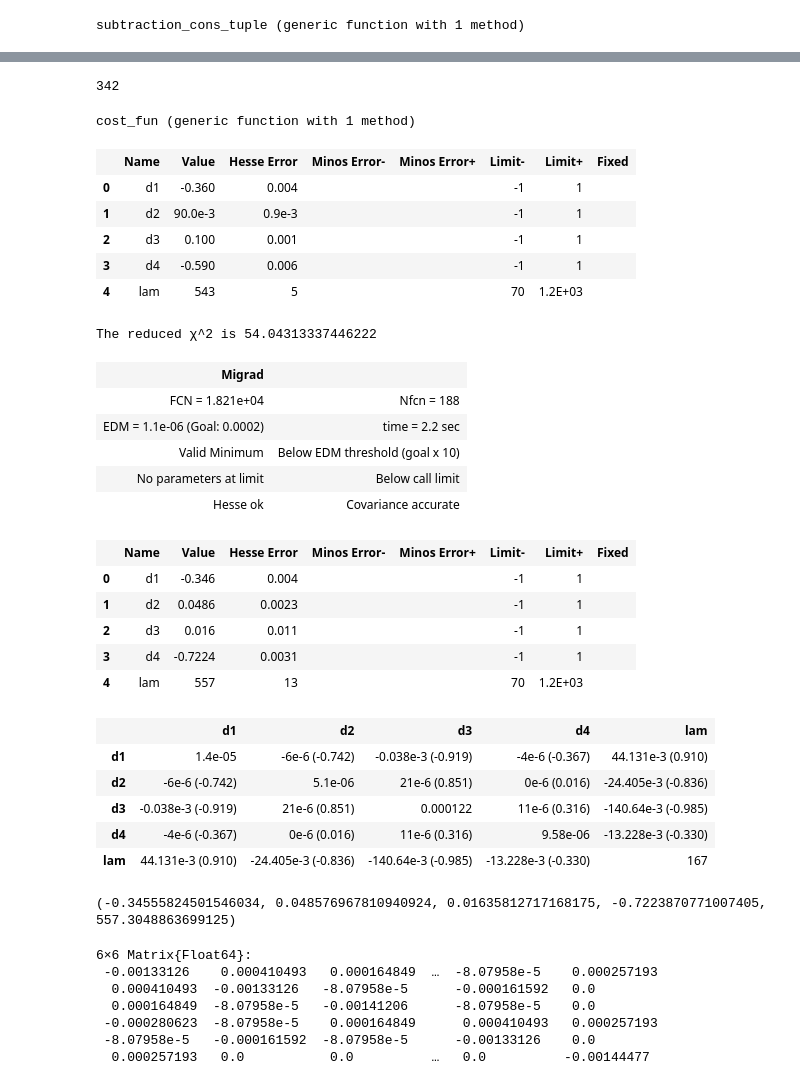
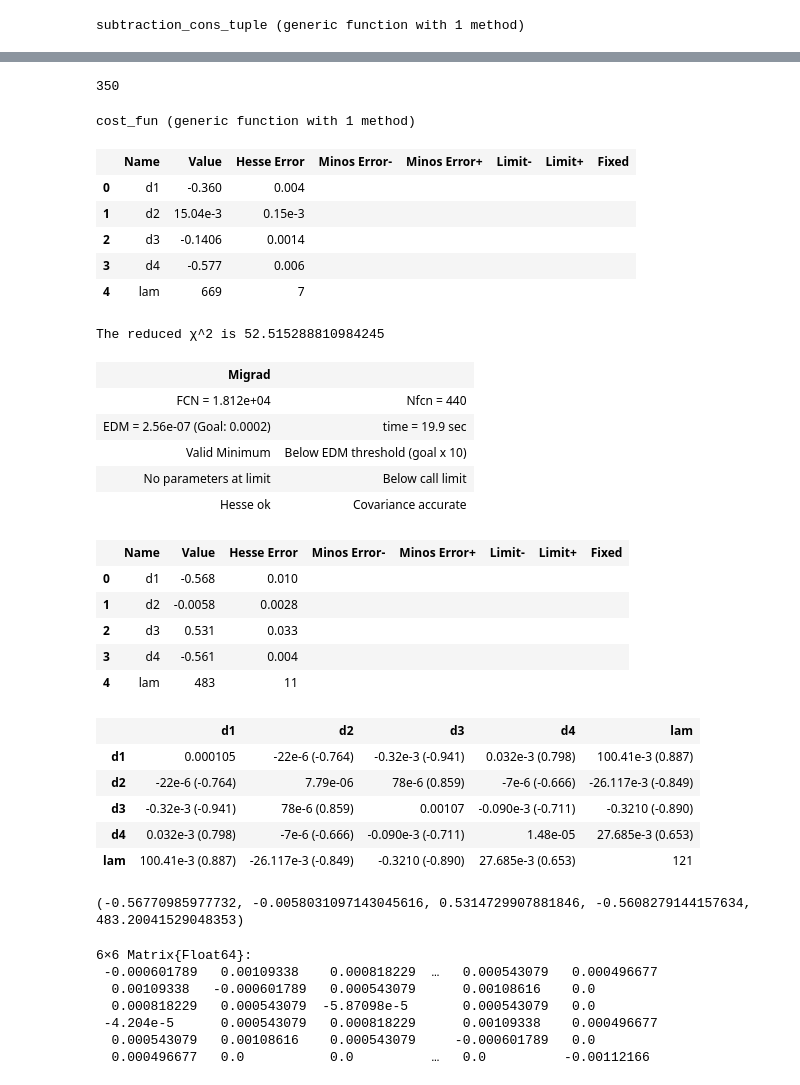
Before and after one commit to zejianzhuang-uv/N1535, a Jupyter notebook: lambda_fit1.ipynb, the cells around one changed output, grey strips where cells are left out. Saved outputs shown, nothing was run; the diff lists cells and outputs as text; code cells hidden in the pictures.

```diff
--- a/lambda_fit1.ipynb
+++ b/lambda_fit1.ipynb
@@ -51,12 +52,13 @@ Kmp_to_Sigmpip = CSV.read(data_path * "Kmp_to_Sigmpip.csv", DataFrame)
 Kmp_to_Sigppim = CSV.read(data_path * "Kmp_to_Sigppim.csv", DataFrame);
 
 mKbarn = 1437.22
-filter!(df -> df.Ecm >= mKbarn, Kmp_to_Kbar0n)
-filter!(df -> df.Ecm >= mKbarn, Kmp_to_Kmp)
-filter!(df -> df.Ecm >= mKbarn, Kmp_to_Lampi0)
-filter!(df -> df.Ecm >= mKbarn, Kmp_to_Sig0pi0)
-filter!(df -> df.Ecm >= mKbarn, Kmp_to_Sigmpip)
-filter!(df -> df.Ecm >= mKbarn, Kmp_to_Sigppim);
+# filter!(df -> df.Ecm >= mKbarn, Kmp_to_Kbar0n)
+# filter!(df -> df.Ecm >= mKbarn, Kmp_to_Kmp)
+# filter!(df -> df.Ecm >= mKbarn, Kmp_to_Lampi0)
+# filter!(df -> df.Ecm >= mKbarn, Kmp_to_Sig0pi0)
+# filter!(df -> df.Ecm >= mKbarn, Kmp_to_Sigmpip)
+# filter!(df -> df.Ecm >= mKbarn, Kmp_to_Sigppim);
+
 
 # filter!(df -> 1500>= df.Ecm >= mKbarn, Kmp_to_Kbar0n)
 # filter!(df -> 1500>=df.Ecm >= mKbarn, Kmp_to_Kmp)
@@ -91,7 +93,7 @@ ss = push!([], s1..., s2..., s3..., s4..., s5..., s6...)
 dss = push!([], ds1..., ds2..., ds3..., ds4..., ds5..., ds6...);
 len = length(ww)
 # %% [output]
-342
+350
 # %%
 function cost_fun(free_par)
     d = free_par[1:4]
@@ -112,49 +114,49 @@ end
 # %% [output]
 cost_fun (generic function with 1 method)
 # %%
-free_par = [-0.36, 0.09, 0.1, -0.59, 543.]#[-0.3595489872519527, 0.020386885826743775, -0.1405760338940346, -0.5771420439532574, 500.8420762525412]
+free_par = [-0.35954898727094675, 0.0150386885826743775, -0.14057603386478235, -0.5771420438535854, 669.0584858742495]#[-0.3595489872519527, 0.020386885826743775, -0.1405760338940346, -0.5771420439532574, 500.8420762525412]
 name = [:d1, :d2, :d3, :d4, :lam]
 fit = iminuit.Minuit(x -> cost_fun(x), free_par, name=name)
-fit.limits = [(-1, 1), (-1, 1), (-1, 1), (-1, 1), (70e0, 1200e0)]
-# fit.fixed[2] = true
+# fit.limits = [(-1, 1), (-1, 1), (-1, 1), (-1, 1), (620e0, 1200e0)]
+# fit.fixed = true
 # fit.fixed[5] = true
-# fit.fixed=true
+# fit.fixed[2]=true
 fit
 # %% [output]
 |  | Name | Value | Hesse Error | Minos Error- | Minos Error+ | Limit- | Limit+ | Fixed |
-| 0 | d1 | -0.360 | 0.004 |  |  | -1 | 1 |  |
-| 1 | d2 | 90.0e-3 | 0.9e-3 |  |  | -1 | 1 |  |
-| 2 | d3 | 0.100 | 0.001 |  |  | -1 | 1 |  |
-| 3 | d4 | -0.590 | 0.006 |  |  | -1 | 1 |  |
-| 4 | lam | 543 | 5 |  |  | 70 | 1.2E+03 |  |
+| 0 | d1 | -0.360 | 0.004 |  |  |  |  |  |
+| 1 | d2 | 15.04e-3 | 0.15e-3 |  |  |  |  |  |
+| 2 | d3 | -0.1406 | 0.0014 |  |  |  |  |  |
+| 3 | d4 | -0.577 | 0.006 |  |  |  |  |  |
+| 4 | lam | 669 | 7 |  |  |  |  |  |
 # %%
 fit.migrad()
 println("The reduced χ^2 is $(fit.fval / (len - fit.nfit))")
 fit
 # %% [output]
-The reduced χ^2 is 54.04313337446222
+The reduced χ^2 is 52.515288810984245
 | Migrad |  |
-| FCN = 1.821e+04 | Nfcn = 188 |
-| EDM = 1.1e-06 (Goal: 0.0002) | time = 2.2 sec |
+| FCN = 1.812e+04 | Nfcn = 440 |
+| EDM = 2.56e-07 (Goal: 0.0002) | time = 19.9 sec |
 | Valid Minimum | Below EDM threshold (goal x 10) |
 | No parameters at limit | Below call limit |
 | Hesse ok | Covariance accurate |
 |  | Name | Value | Hesse Error | Minos Error- | Minos Error+ | Limit- | Limit+ | Fixed |
-| 0 | d1 | -0.346 | 0.004 |  |  | -1 | 1 |  |
-| 1 | d2 | 0.0486 | 0.0023 |  |  | -1 | 1 |  |
-| 2 | d3 | 0.016 | 0.011 |  |  | -1 | 1 |  |
-| 3 | d4 | -0.7224 | 0.0031 |  |  | -1 | 1 |  |
-| 4 | lam | 557 | 13 |  |  | 70 | 1.2E+03 |  |
+| 0 | d1 | -0.568 | 0.010 |  |  |  |  |  |
+| 1 | d2 | -0.0058 | 0.0028 |  |  |  |  |  |
+| 2 | d3 | 0.531 | 0.033 |  |  |  |  |  |
+| 3 | d4 | -0.561 | 0.004 |  |  |  |  |  |
+| 4 | lam | 483 | 11 |  |  |  |  |  |
 |  | d1 | d2 | d3 | d4 | lam |
-| d1 | 1.4e-05 | -6e-6 (-0.742) | -0.038e-3 (-0.919) | -4e-6 (-0.367) | 44.131e-3 (0.910) |
-| d2 | -6e-6 (-0.742) | 5.1e-06 | 21e-6 (0.851) | 0e-6 (0.016) | -24.405e-3 (-0.836) |
-| d3 | -0.038e-3 (-0.919) | 21e-6 (0.851) | 0.000122 | 11e-6 (0.316) | -140.64e-3 (-0.985) |
-| d4 | -4e-6 (-0.367) | 0e-6 (0.016) | 11e-6 (0.316) | 9.58e-06 | -13.228e-3 (-0.330) |
-| lam | 44.131e-3 (0.910) | -24.405e-3 (-0.836) | -140.64e-3 (-0.985) | -13.228e-3 (-0.330) | 167 |
+| d1 | 0.000105 | -22e-6 (-0.764) | -0.32e-3 (-0.941) | 0.032e-3 (0.798) | 100.41e-3 (0.887) |
+| d2 | -22e-6 (-0.764) | 7.79e-06 | 78e-6 (0.859) | -7e-6 (-0.666) | -26.117e-3 (-0.849) |
+| d3 | -0.32e-3 (-0.941) | 78e-6 (0.859) | 0.00107 | -0.090e-3 (-0.711) | -0.3210 (-0.890) |
+| d4 | 0.032e-3 (0.798) | -7e-6 (-0.666) | -0.090e-3 (-0.711) | 1.48e-05 | 27.685e-3 (0.653) |
+| lam | 100.41e-3 (0.887) | -26.117e-3 (-0.849) | -0.3210 (-0.890) | 27.685e-3 (0.653) | 121 |
 # %%
 val = Tuple(fit.values)
 # %% [output]
-(-0.34555824501546034, 0.048576967810940924, 0.01635812717168175, -0.7223870771007405, 557.3048863699125)
+(-0.56770985977732, -0.0058031097143045616, 0.5314729907881846, -0.5608279144157634, 483.20041529048353)
 # %%
 
 d = val[1:4]
@@ -163,9 +165,9 @@ anlo = Tuple(subtraction_cons(par_phy_channel[:mch][i], mu, lam) for i in 1:6)
 LL = lec_di(d)
 # %% [output]
 6×6 Matrix{Float64}:
- -0.00133126    0.000410493   0.000164849  …  -8.07958e-5    0.000257193
-  0.000410493  -0.00133126   -8.07958e-5      -0.000161592   0.0
-  0.000164849  -8.07958e-5   -0.00141206      -8.07958e-5    0.0
- -0.000280623  -8.07958e-5    0.000164849      0.000410493   0.000257193
- -8.07958e-5   -0.000161592  -8.07958e-5      -0.00133126    0.0
-  0.000257193   0.0           0.0          …   0.0          -0.00144477
+ -0.000601789   0.00109338    0.000818229  …   0.000543079   0.000496677
+  0.00109338   -0.000601789   0.000543079      0.00108616    0.0
+  0.000818229   0.000543079  -5.87098e-5       0.000543079   0.0
+ -4.204e-5      0.000543079   0.000818229      0.00109338    0.000496677
+  0.000543079   0.00108616    0.000543079     -0.000601789   0.0
+  0.000496677   0.0           0.0          …   0.0          -0.00112166
```
Also changed, not shown: parts of 4 cells of this notebook, 10 other files.
